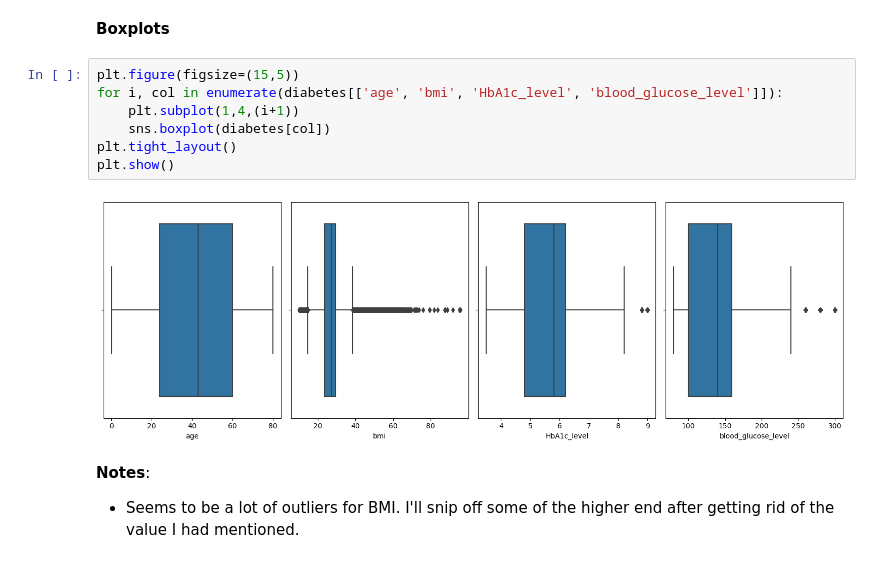
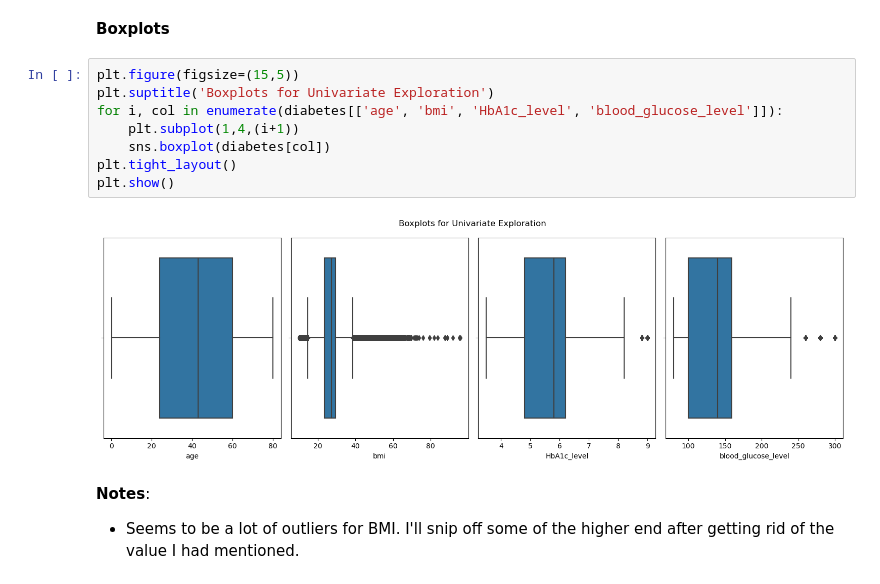
Before and after one commit to wilson-velasco/diabetes-project, a Jupyter notebook: final-project.ipynb, the cells around one changed output. Drawn from its saved outputs; the diff is of its cells as text.

```diff
--- a/final-project.ipynb
+++ b/final-project.ipynb
@@ -131,13 +134,14 @@ Name: bmi, dtype: int64
 **Boxplots**
 # %%
 plt.figure(figsize=(15,5))
+plt.suptitle('Boxplots for Univariate Exploration')
 for i, col in enumerate(diabetes[['age', 'bmi', 'HbA1c_level', 'blood_glucose_level']]):
     plt.subplot(1,4,(i+1))
     sns.boxplot(diabetes[col])
 plt.tight_layout()
 plt.show()
 # %% [output]
-[figure, old version]
+[figure, new version]
 # %% [markdown]
 **Notes**:
 
```
Also changed, not shown: parts of 39 cells of this notebook, 4 other files.
